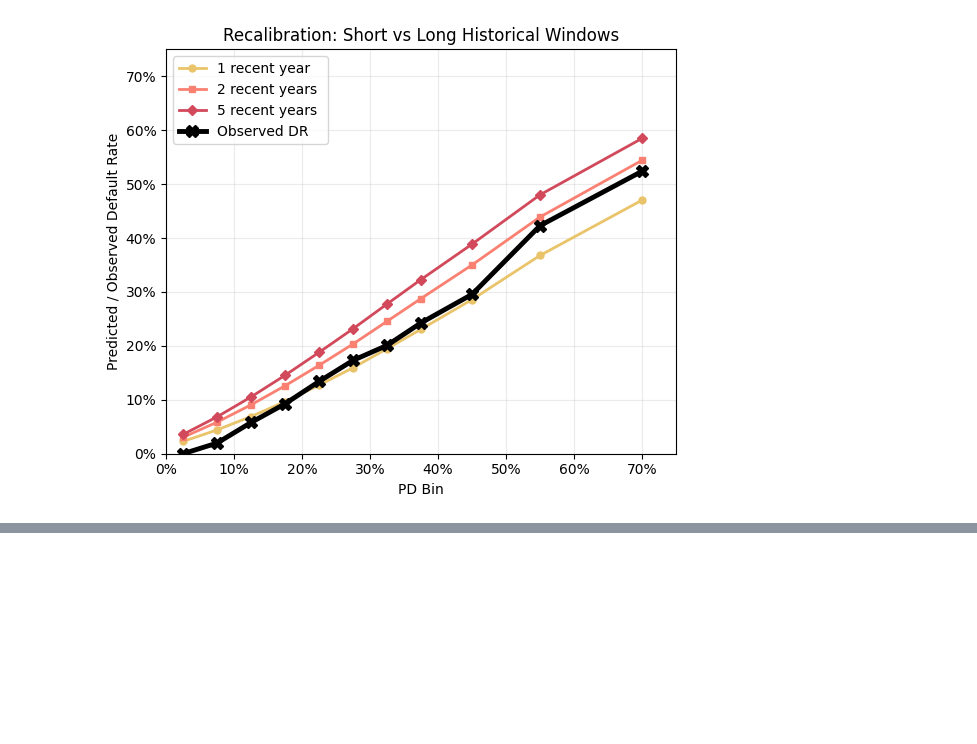
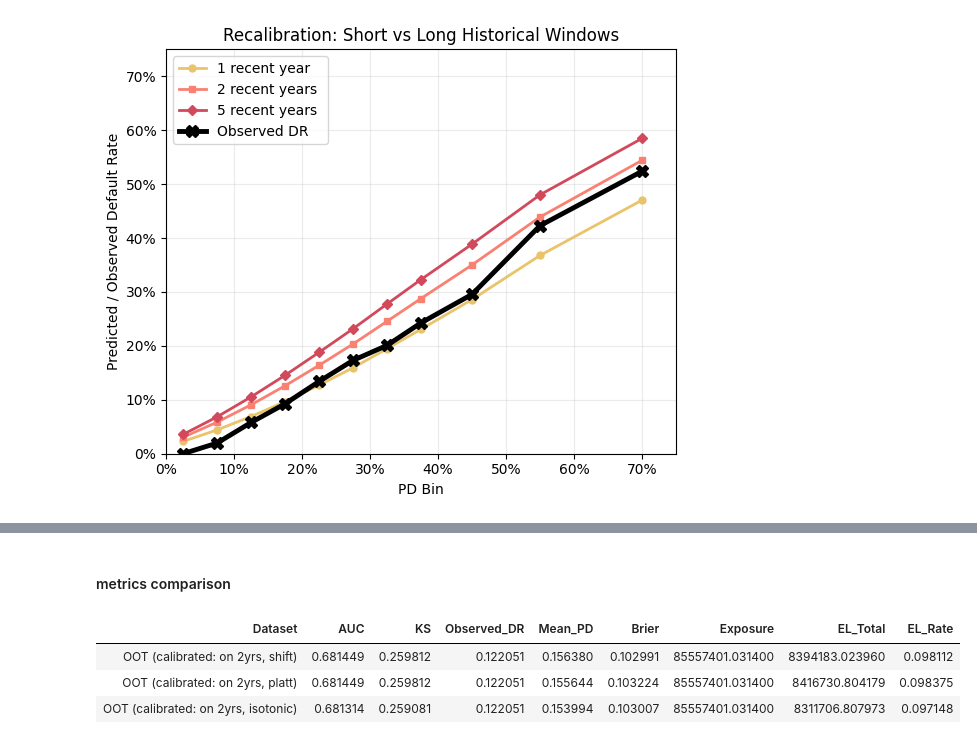
Before and after one commit to kostis2019/CREDIT-RISK-FRAMEWORK, a Jupyter notebook: notebooks/04_calibration.ipynb, the cells around one changed output, grey strips where cells are left out. Saved outputs shown, nothing was run; the diff lists cells and outputs as text; code cells hidden in the pictures; blank space fills up the shorter version.

```diff
--- a/notebooks/04_calibration.ipynb
+++ b/notebooks/04_calibration.ipynb
@@ -247,0 +254,16 @@ plot_calibration_comparison(y_oot,
+# %% [markdown]
+#### metrics comparison
+# %%
+# comparison of basic metrics
+
+results_all_m = pd.DataFrame([
+    results["calibrated: on 2yrs, shift"]["metrics_after"],
+    results["calibrated: on 2yrs, platt"]["metrics_after"],
+    results["calibrated: on 2yrs, isotonic"]["metrics_after"]
+])
+display(results_all_m.style.hide(axis="index"))
+# %% [output]
+| Dataset | AUC | KS | Observed_DR | Mean_PD | Brier | Exposure | EL_Total | EL_Rate |
+| OOT (calibrated: on 2yrs, shift) | 0.681449 | 0.259812 | 0.122051 | 0.156380 | 0.102991 | 85557401.031400 | 8394183.023960 | 0.098112 |
+| OOT (calibrated: on 2yrs, platt) | 0.681449 | 0.259812 | 0.122051 | 0.155644 | 0.103224 | 85557401.031400 | 8416730.804179 | 0.098375 |
+| OOT (calibrated: on 2yrs, isotonic) | 0.681314 | 0.259081 | 0.122051 | 0.153994 | 0.103007 | 85557401.031400 | 8311706.807973 | 0.097148 |
```
Also changed, not shown: parts of 16 cells of this notebook, 9 other files.
